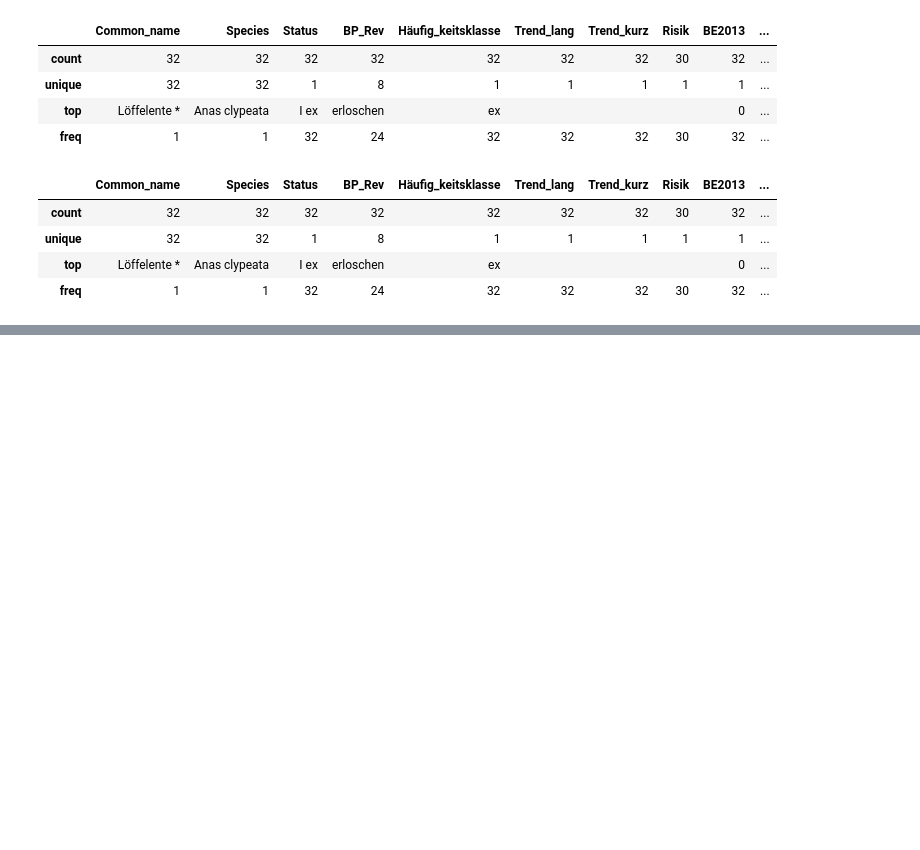
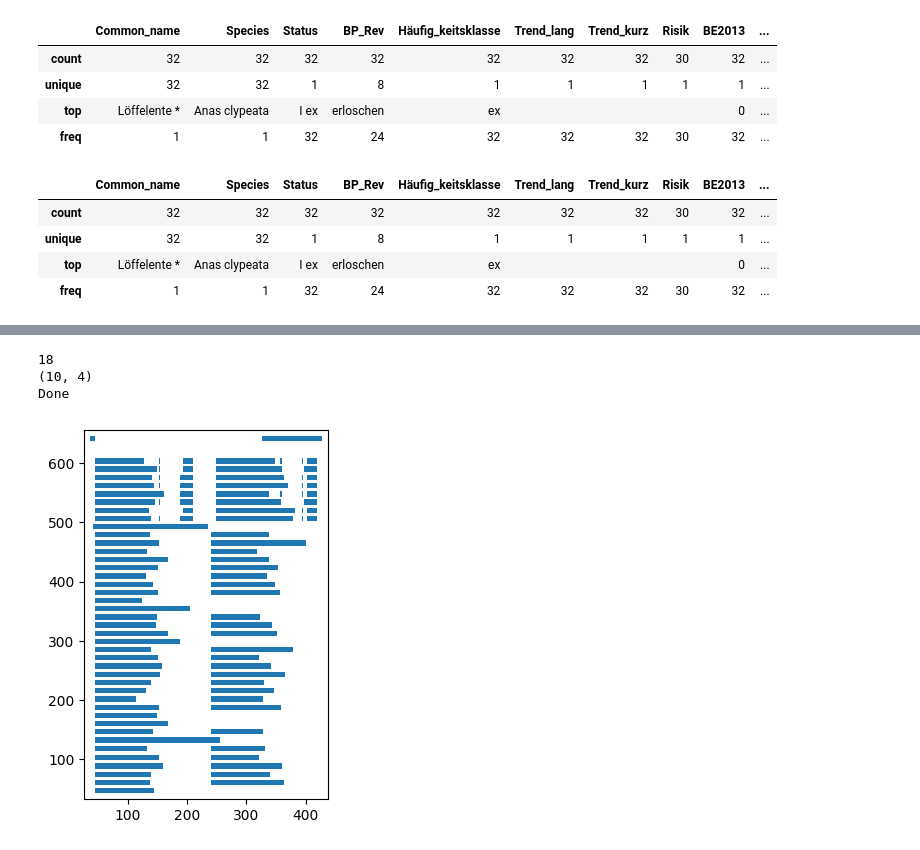
Before and after one commit to Zzzhenya/Berlin-red-list, a Jupyter notebook: Extraction/Aves/Aves.ipynb, the cells around one changed output, grey strips where cells are left out. Saved outputs shown, nothing was run; the diff lists cells and outputs as text; code cells hidden in the pictures; blank space fills up the shorter version.

Commit message:
Included last observed dates from second table

```diff
--- a/Extraction/Aves/Aves.ipynb
+++ b/Extraction/Aves/Aves.ipynb
@@ -324,0 +370,27 @@ df3.describe()
+# %%
+# Page 18
+i = 18
+print (i)
+# create dataframe with page number
+d2[i] = pd.DataFrame()
+#read the page
+tables = camelot.read_pdf('rote_liste_brutvoegel_witt_steiof.pdf',
+                              pages= str(i),
+                              flavor='stream', edge_tol=20, row_tol=10,
+                              #table_areas=['100, 500, 430, 620']
+                              #columns = ['150,220,380']
+                         )
+# add the accuracy report
+accuracy_tab_2.append(tables[0].parsing_report)
+# assign the second table to a dataframe
+d2[i] = tables[0].df
+print(d2[i].shape)
+print ("Done")
+# %% [output]
+18
+(10, 4)
+Done
+# %%
+camelot.plot(tables[0], kind='text').show()
+# %% [output]
+[figure, added]
```
Also changed, not shown: parts of 25 cells of this notebook.
